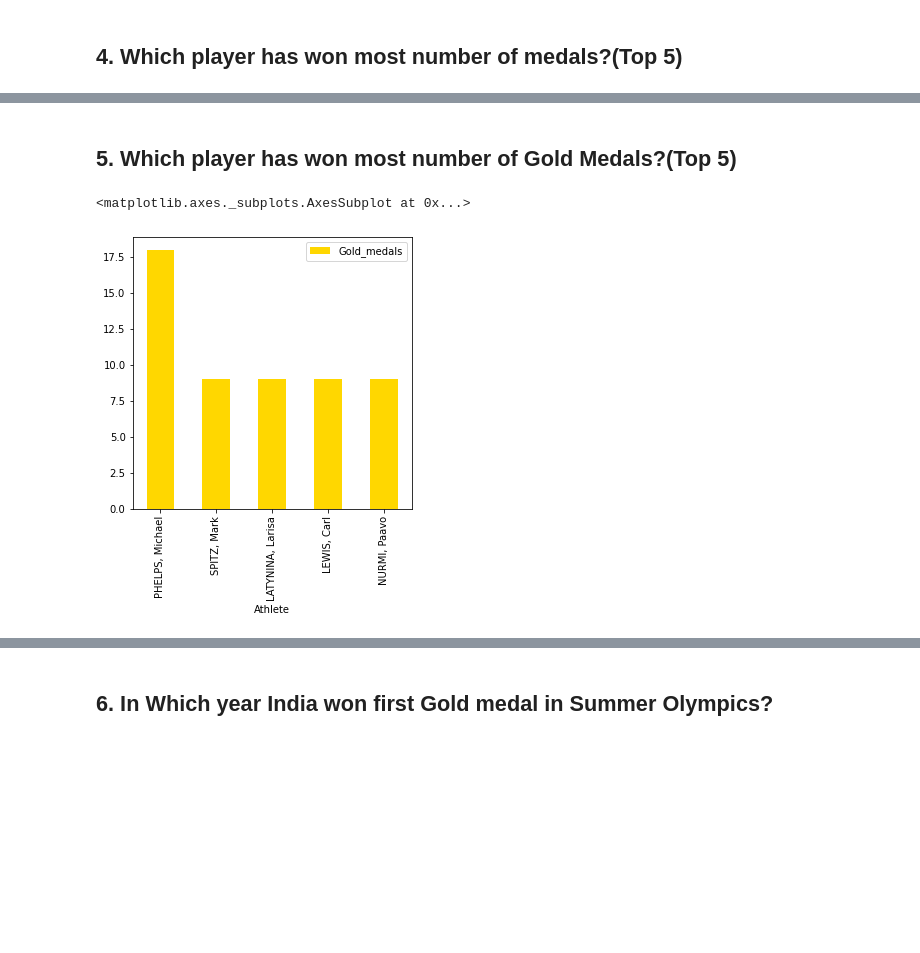
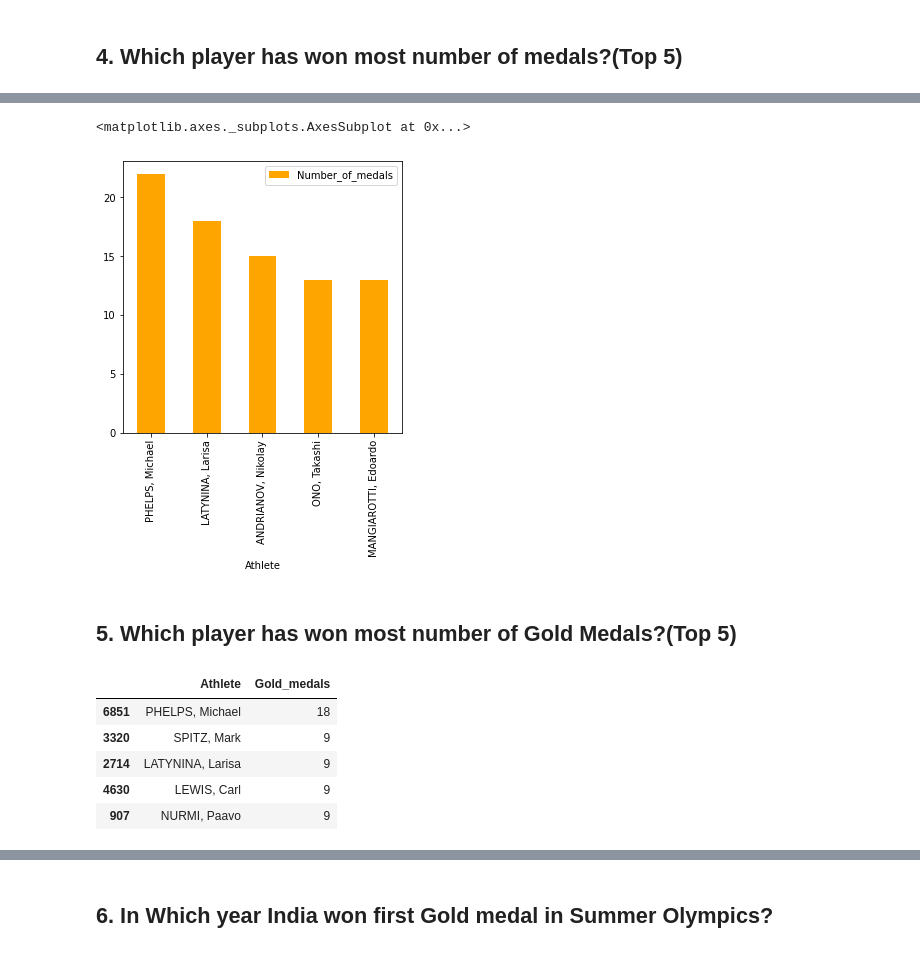
Before and after one commit to Siddhesh100/Summer_Olympics_Analysis, a Jupyter notebook: Summer_Olympics_Analysis.ipynb, the cells around one changed output, grey strips where cells are left out. Drawn from its saved outputs; the diff is of its cells as text; code cells hidden in the pictures; blank space fills up the shorter version.

```diff
--- a/Summer_Olympics_Analysis.ipynb
+++ b/Summer_Olympics_Analysis.ipynb
@@ -65,19 +92,28 @@ data.plot.bar(x = "Athlete",y = "Number_of_medals",color = "orange",figsize = (5
+# %%
+data.plot.bar(x = "Athlete",y = "Number_of_medals",color = "orange",figsize = (5,5))
+# %% [output]
+<matplotlib.axes._subplots.AxesSubplot at 0x...>
+[figure, added]
 # %% [markdown]
 ## 5. Which player has won most number of Gold Medals?(Top 5)
 # %%
 gs = df[df["Medal"]=="Gold"]
 
 data = []
 
 for athlete in gs["Athlete"].unique():
 
     data.append([athlete,len(gs[gs["Athlete"]==athlete])])
 
 data = pd.DataFrame(data,columns = ["Athlete","Gold_medals"])
 
 data = data.sort_values(by = "Gold_medals",ascending = False).head()
 
-data.plot.bar(x = "Athlete",y = "Gold_medals",color = "gold",figsize = (5,5))
+data
 # %% [output]
-<matplotlib.axes._subplots.AxesSubplot at 0x...>
-[figure, removed]
+|  | Athlete | Gold_medals |
+| 6851 | PHELPS, Michael | 18 |
+| 3320 | SPITZ, Mark | 9 |
+| 2714 | LATYNINA, Larisa | 9 |
+| 4630 | LEWIS, Carl | 9 |
+| 907 | NURMI, Paavo | 9 |
```
Also changed, not shown: parts of 12 cells of this notebook.
